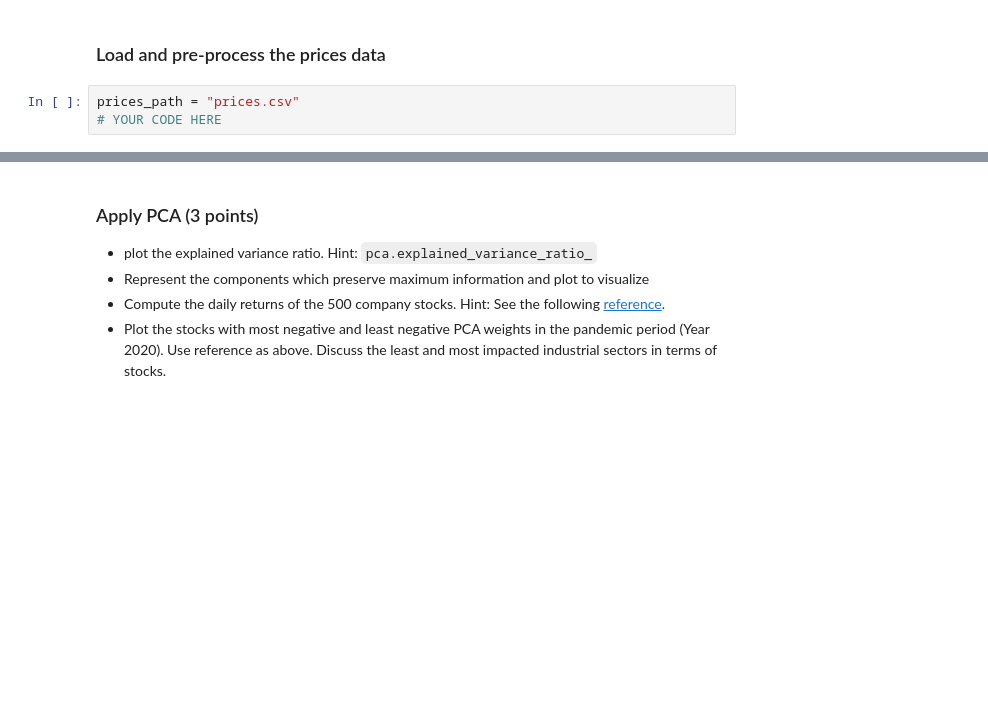
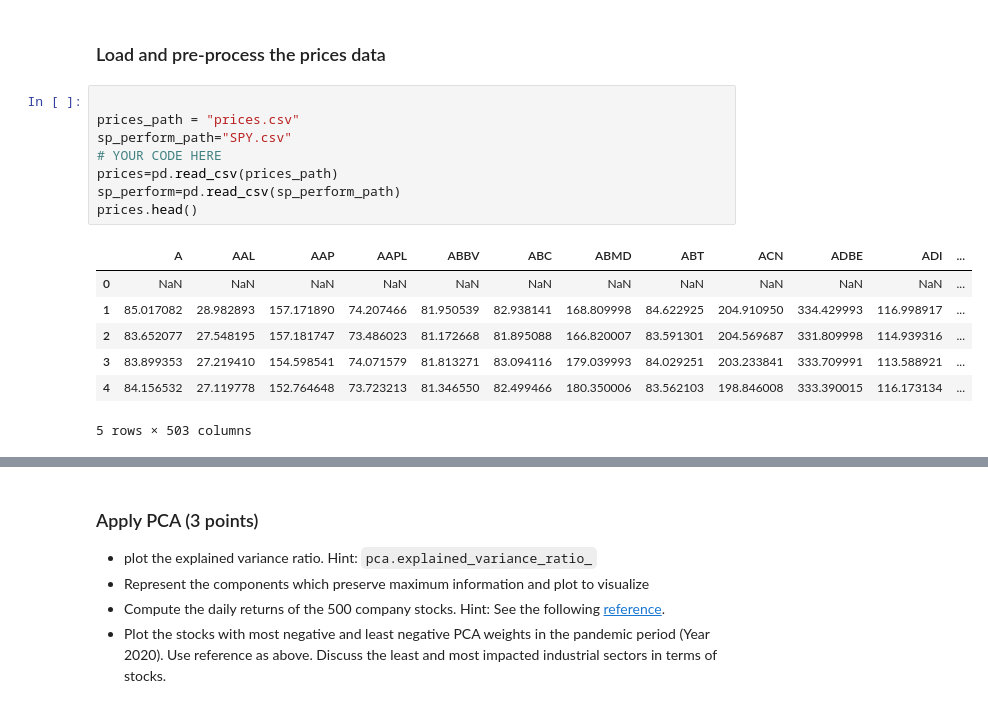
Before and after one commit to ganeshbio/CDS-B1-G9, a Jupyter notebook: M5_NB_MiniProject_4_Stock_Prices_Anomaly_Detection.ipynb, the cells around one changed output, grey strips where cells are left out. Drawn from its saved outputs; the diff is of its cells as text; blank space fills up the shorter version.

```diff
--- a/M5_NB_MiniProject_4_Stock_Prices_Anomaly_Detection.ipynb
+++ b/M5_NB_MiniProject_4_Stock_Prices_Anomaly_Detection.ipynb
@@ -76,6 +77,19 @@ Hint: Refer to the article [here](https://towardsdatascience.com/stock-market-an
 # %% [markdown]
 
 ### Load and pre-process the prices data
-# %%
-prices_path = "prices.csv"
-# YOUR CODE HERE
+# %%
+
+prices_path = "prices.csv"
+sp_perform_path="SPY.csv"
+# YOUR CODE HERE
+prices=pd.read_csv(prices_path)
+sp_perform=pd.read_csv(sp_perform_path)
+prices.head()
+# %% [output]
+|  | A | AAL | AAP | AAPL | ABBV | ABC | ABMD | ABT | ACN | ADBE | ADI | ... |
+| 0 | NaN | NaN | NaN | NaN | NaN | NaN | NaN | NaN | NaN | NaN | NaN | ... |
+| 1 | 85.017082 | 28.982893 | 157.171890 | 74.207466 | 81.950539 | 82.938141 | 168.809998 | 84.622925 | 204.910950 | 334.429993 | 116.998917 | ... |
+| 2 | 83.652077 | 27.548195 | 157.181747 | 73.486023 | 81.172668 | 81.895088 | 166.820007 | 83.591301 | 204.569687 | 331.809998 | 114.939316 | ... |
+| 3 | 83.899353 | 27.219410 | 154.598541 | 74.071579 | 81.813271 | 83.094116 | 179.039993 | 84.029251 | 203.233841 | 333.709991 | 113.588921 | ... |
+| 4 | 84.156532 | 27.119778 | 152.764648 | 73.723213 | 81.346550 | 82.499466 | 180.350006 | 83.562103 | 198.846008 | 333.390015 | 116.173134 | ... |
+5 rows × 503 columns
```
Also changed, not shown: parts of 13 cells of this notebook.
